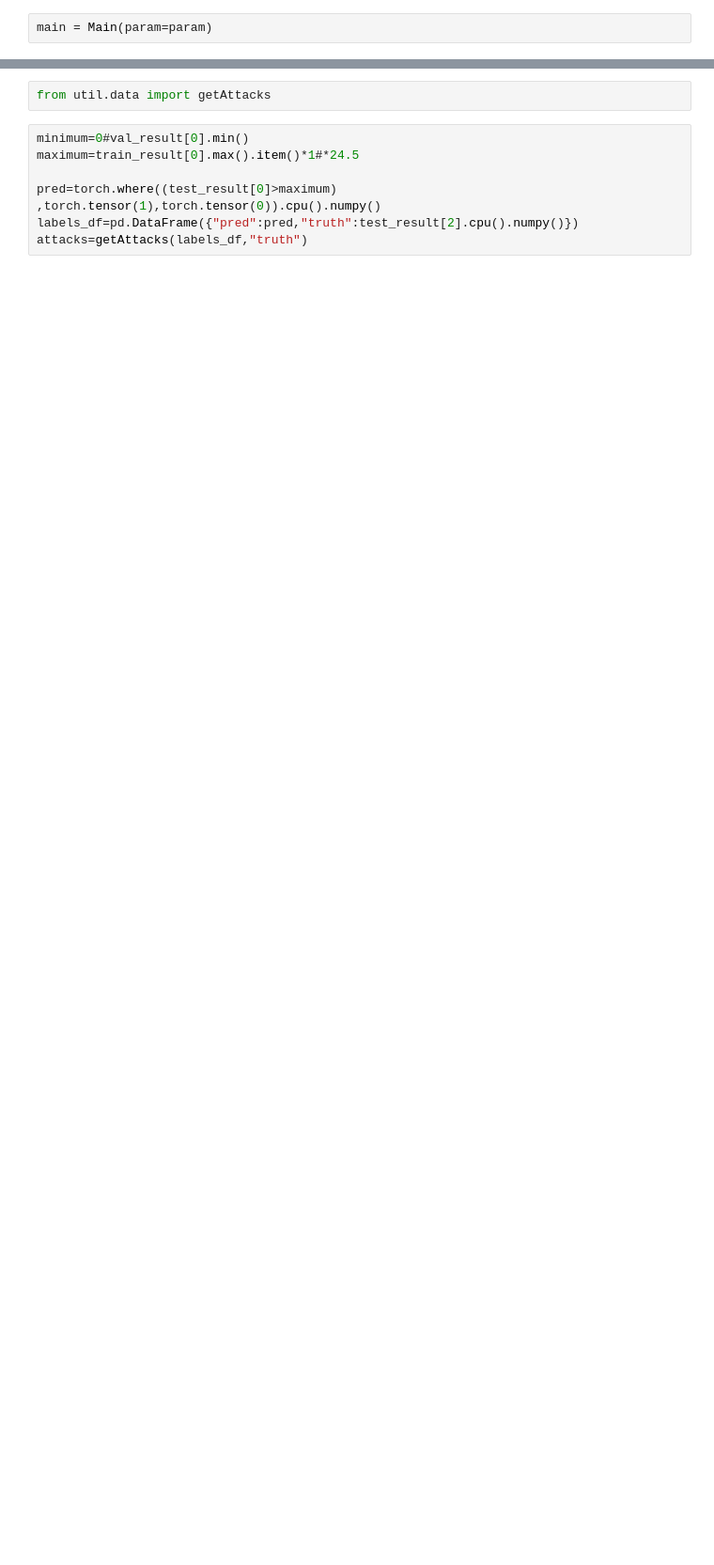
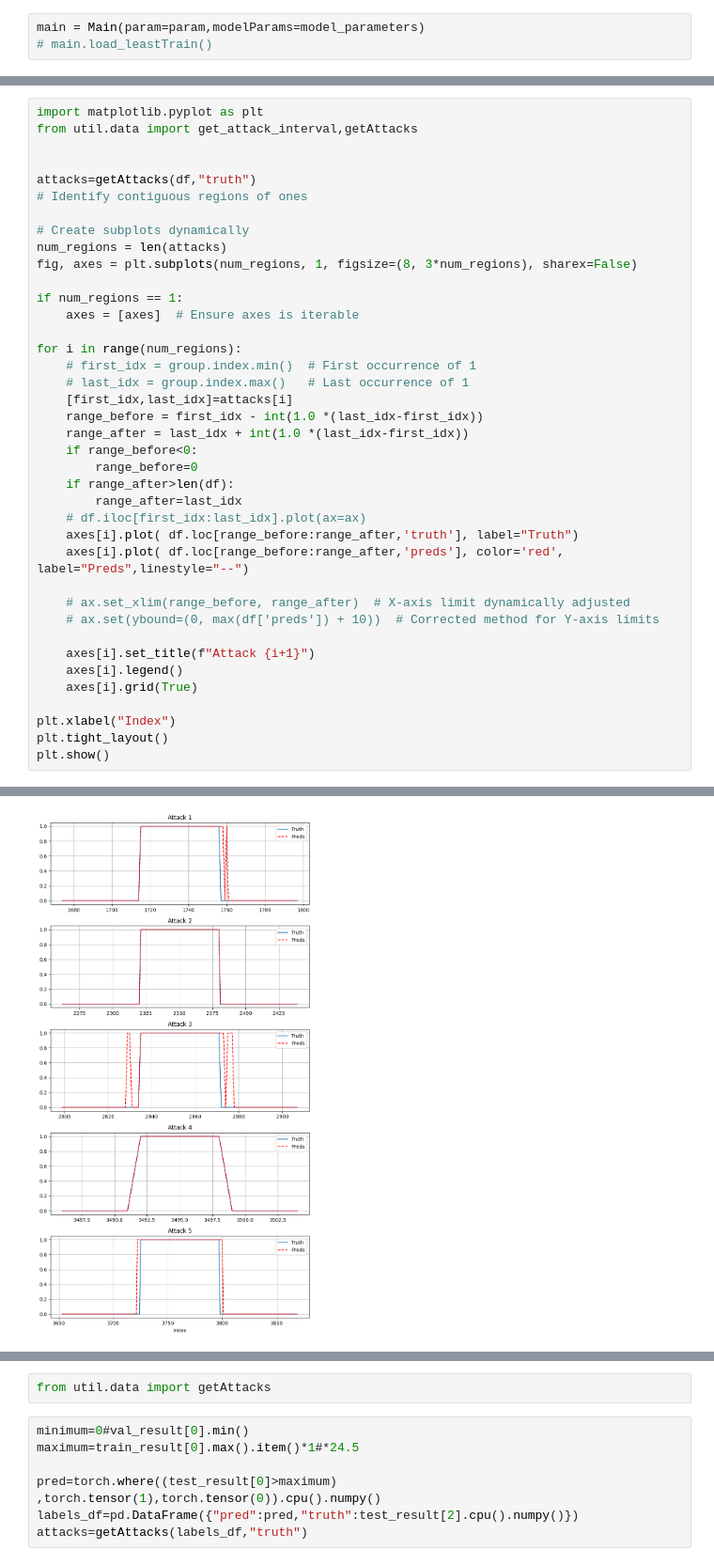
Before and after one commit to mhidea/GDN, a Jupyter notebook: run_test.ipynb, the cells around one changed output, grey strips where cells are left out. Shown: that part at 94% size. Cells and saved outputs as stored; diff of their text form; blank space fills up the shorter version.

```diff
--- a/run_test.ipynb
+++ b/run_test.ipynb
@@ -21,5 +29,6 @@ Tasks.next_sensors
 # %%
-main = Main(param=param)
+main = Main(param=param,modelParams=model_parameters)
+# main.load_leastTrain()
 # %% [output]
 # DATASET
 
@@ -70,0 +151,40 @@ test_avg_loss
+# %%
+import matplotlib.pyplot as plt
+from util.data import get_attack_interval,getAttacks
+
+
+attacks=getAttacks(df,"truth")
+# Identify contiguous regions of ones
+
+# Create subplots dynamically
+num_regions = len(attacks)
+fig, axes = plt.subplots(num_regions, 1, figsize=(8, 3*num_regions), sharex=False)
+
+if num_regions == 1:
+    axes = [axes]  # Ensure axes is iterable
+
+for i in range(num_regions):
+    # first_idx = group.index.min()  # First occurrence of 1
+    # last_idx = group.index.max()   # Last occurrence of 1
+    [first_idx,last_idx]=attacks[i]
+    range_before = first_idx - int(1.0 *(last_idx-first_idx))
+    range_after = last_idx + int(1.0 *(last_idx-first_idx))
+    if range_before<0:
+        range_before=0
+    if range_after>len(df):
+        range_after=last_idx
+    # df.iloc[first_idx:last_idx].plot(ax=ax)
+    axes[i].plot( df.loc[range_before:range_after,'truth'], label="Truth")
+    axes[i].plot( df.loc[range_before:range_after,'preds'], color='red', label="Preds",linestyle="--")
+
+    # ax.set_xlim(range_before, range_after)  # X-axis limit dynamically adjusted
+    # ax.set(ybound=(0, max(df['preds']) + 10))  # Corrected method for Y-axis limits
+
+    axes[i].set_title(f"Attack {i+1}")
+    axes[i].legend()
+    axes[i].grid(True)
+
+plt.xlabel("Index")
+plt.tight_layout()
+plt.show()
+# %% [output]
@@ -71,3 +198,4 @@ test_avg_loss
+[figure, added]
 # %%
 print("max: ",test_result[0].max(),
     #   val_result[0].max(),
```
Also changed, not shown: parts of 40 cells of this notebook, 11 other files.
